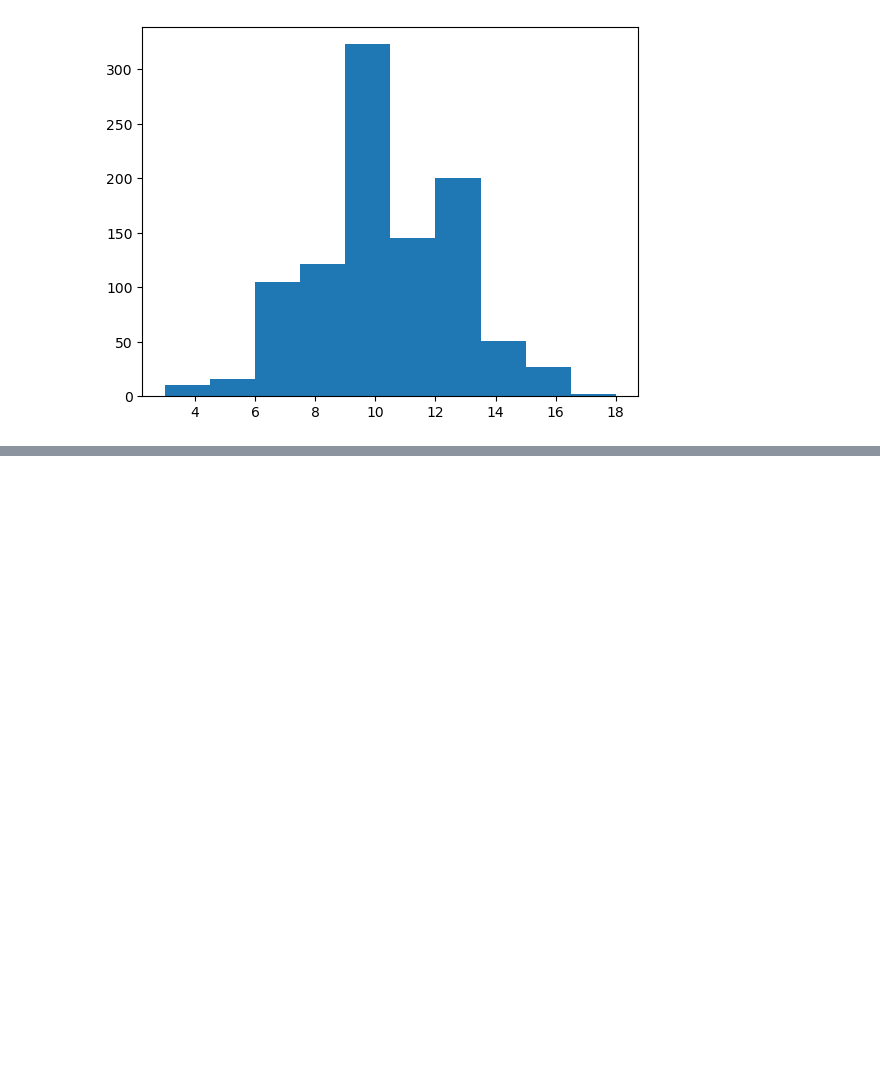
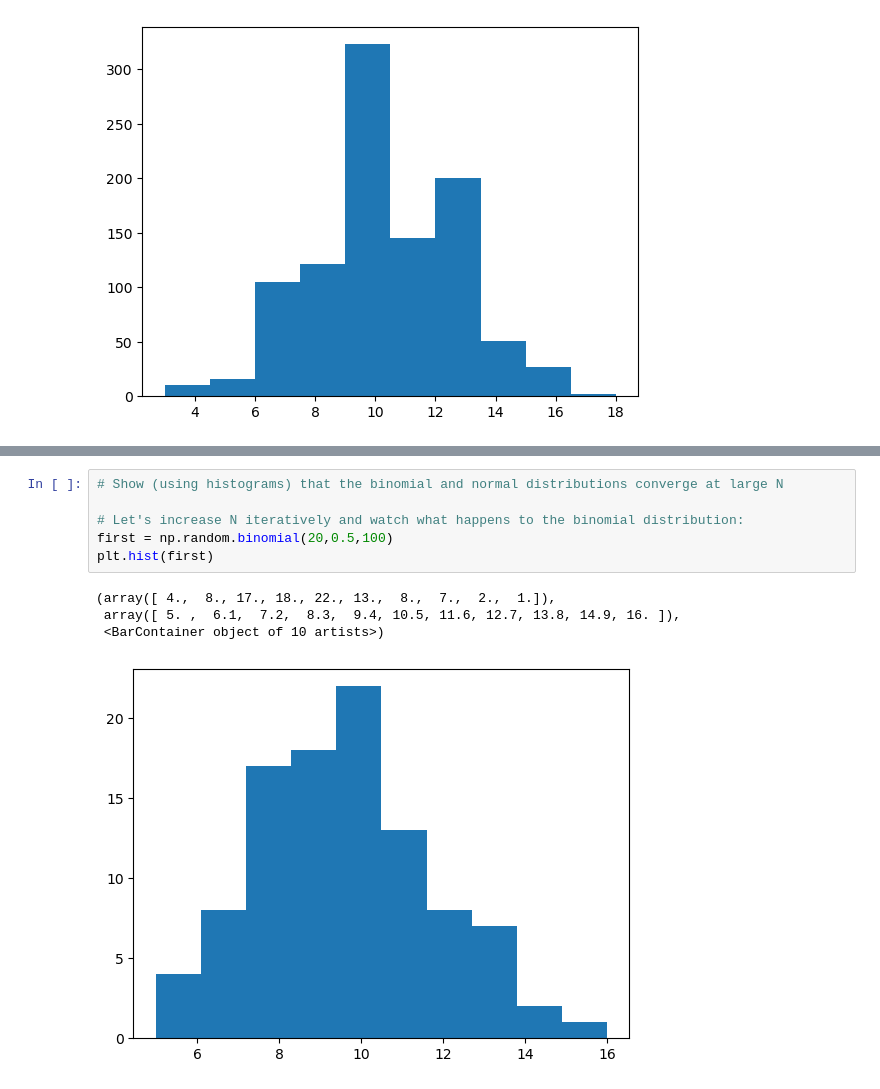
Before and after one commit to alonzi/projectEuler, a Jupyter notebook: euler.ipynb, the cells around one changed output, grey strips where cells are left out. Drawn from its saved outputs; the diff is of its cells as text; blank space fills up the shorter version.

```diff
--- a/euler.ipynb
+++ b/euler.ipynb
@@ -63,0 +93,11 @@ plt.hist(bin_nums)
+# %%
+# Show (using histograms) that the binomial and normal distributions converge at large N
+
+# Let's increase N iteratively and watch what happens to the binomial distribution:
+first = np.random.binomial(20,0.5,100)
+plt.hist(first)
+# %% [output]
+(array([ 4.,  8., 17., 18., 22., 13.,  8.,  7.,  2.,  1.]),
+ array([ 5. ,  6.1,  7.2,  8.3,  9.4, 10.5, 11.6, 12.7, 13.8, 14.9, 16. ]),
+ <BarContainer object of 10 artists>)
+[figure, added]
```
Also changed, not shown: parts of 21 cells of this notebook.
